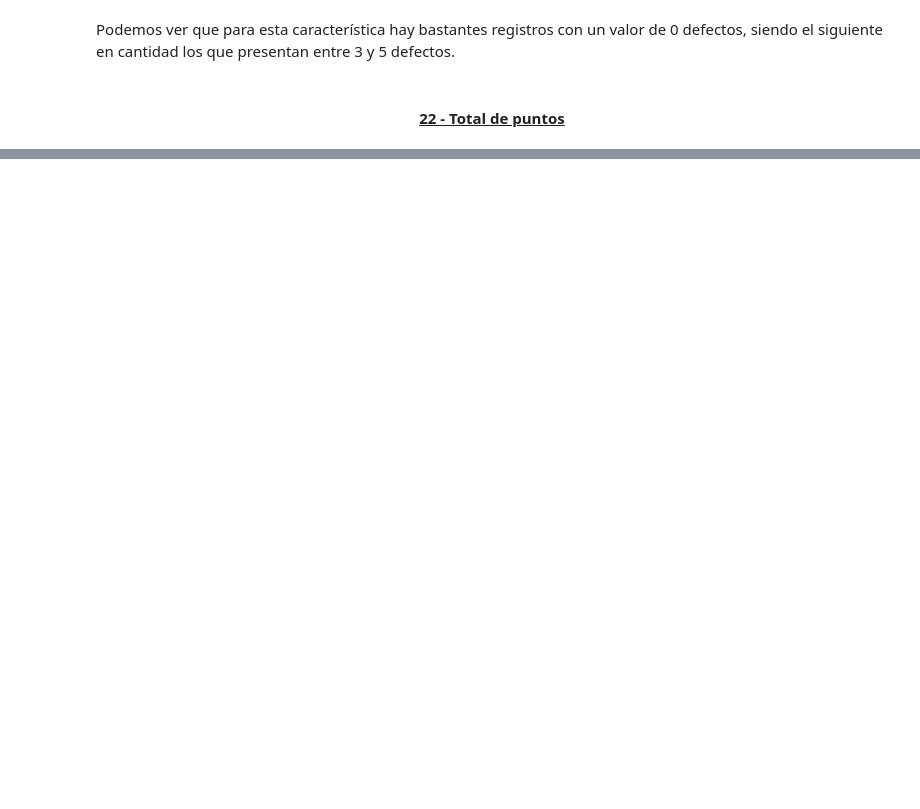
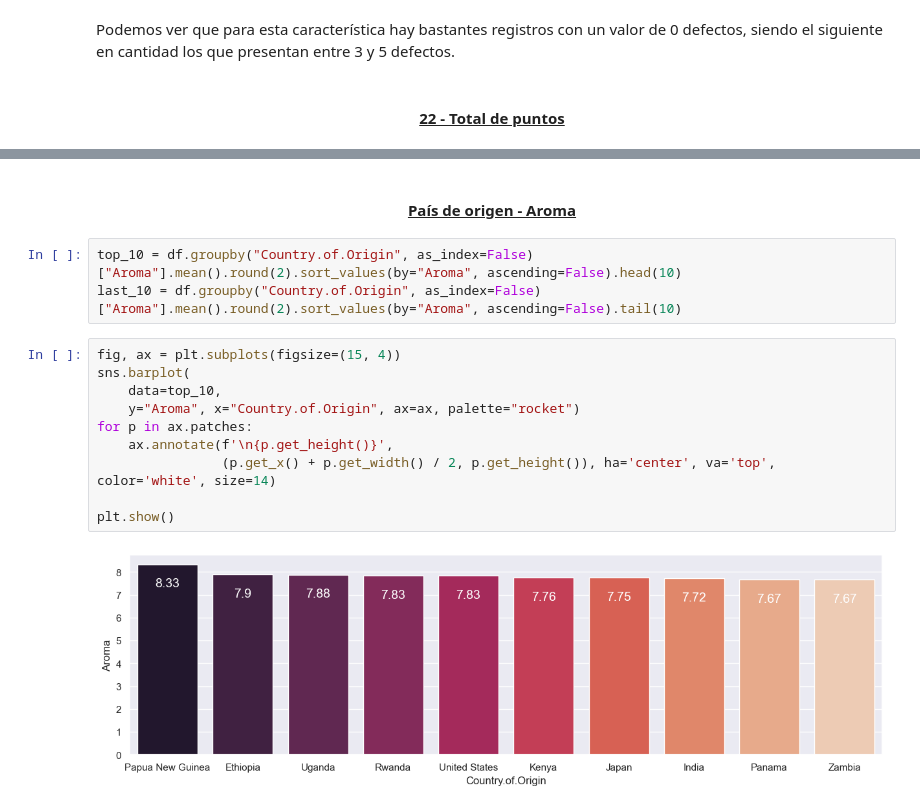
Before and after one commit to jmramaq/TrainingEDA_Coffee, a Jupyter notebook: src/EDA.ipynb, the cells around one changed output, grey strips where cells are left out. Drawn from its saved outputs; the diff is of its cells as text; blank space fills up the shorter version.

```diff
--- a/src/EDA.ipynb
+++ b/src/EDA.ipynb
@@ -678,0 +1201,17 @@ sns.boxplot(data=df, x="Total.Cup.Points", ax=axs[2])
+# %% [markdown]
+<h4 style="text-align: center;"><ins>País de origen - Aroma</ins></h4>
+# %%
+top_10 = df.groupby("Country.of.Origin", as_index=False)["Aroma"].mean().round(2).sort_values(by="Aroma", ascending=False).head(10)
+last_10 = df.groupby("Country.of.Origin", as_index=False)["Aroma"].mean().round(2).sort_values(by="Aroma", ascending=False).tail(10)
+# %%
+fig, ax = plt.subplots(figsize=(15, 4))
+sns.barplot(
+    data=top_10,
+    y="Aroma", x="Country.of.Origin", ax=ax, palette="rocket")
+for p in ax.patches:
+    ax.annotate(f'\n{p.get_height()}',
+                (p.get_x() + p.get_width() / 2, p.get_height()), ha='center', va='top', color='white', size=14)
+
+plt.show()
+# %% [output]
+[figure, added]
```
Also changed, not shown: parts of 112 cells of this notebook, 1 other file.
